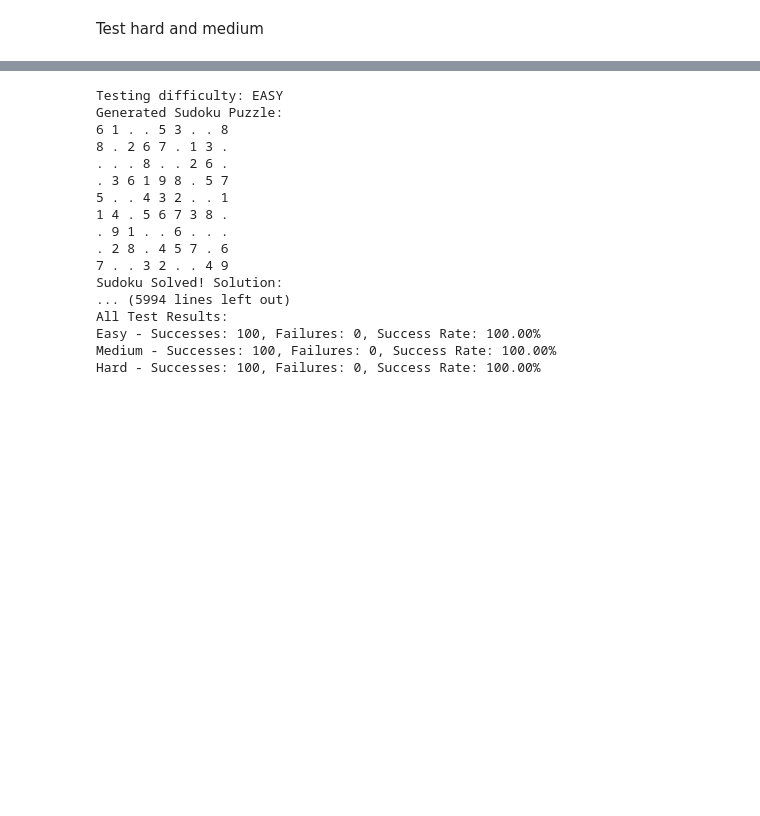
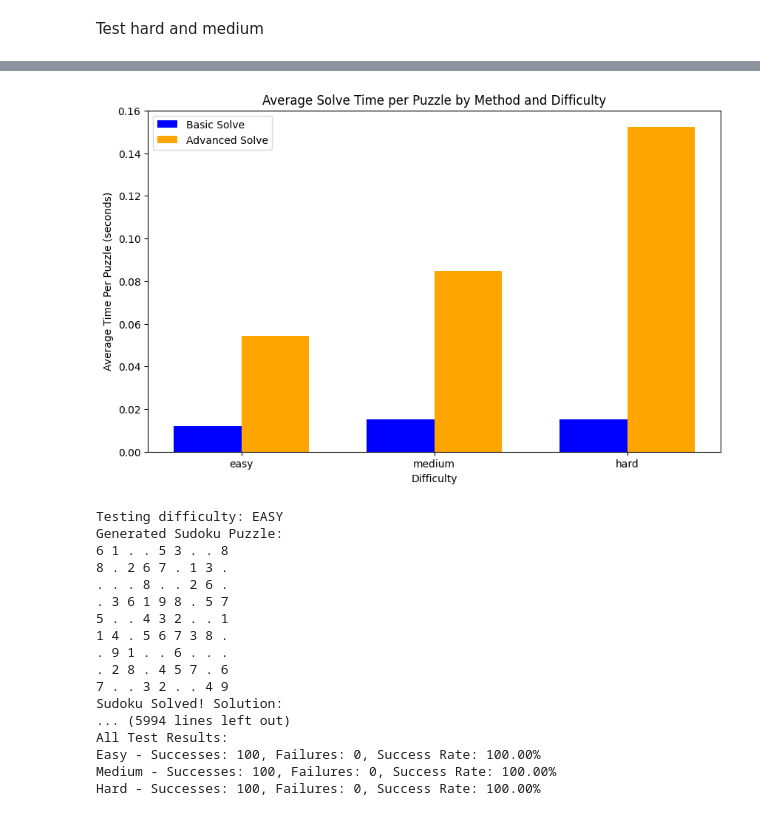
Before and after one commit to Manjiri-Satam/Sudoku-final, a Jupyter notebook: app/program/game_solver_testing.ipynb, the cells around one changed output, grey strips where cells are left out. Drawn from its saved outputs; the diff is of its cells as text; code cells hidden in the pictures; blank space fills up the shorter version.

```diff
--- a/app/program/game_solver_testing.ipynb
+++ b/app/program/game_solver_testing.ipynb
@@ -284,3 +378,8 @@ Hard - Successes: 100, Failures: 0
+# %%
+results3 = test_sudoku_solving3()
+plot_results3(results3)
+# %% [output]
+[figure, added]
 # %%
 #with check grid items
 def test_sudoku_solving(num_games=100):
```
Also changed, not shown: parts of 28 cells of this notebook.
